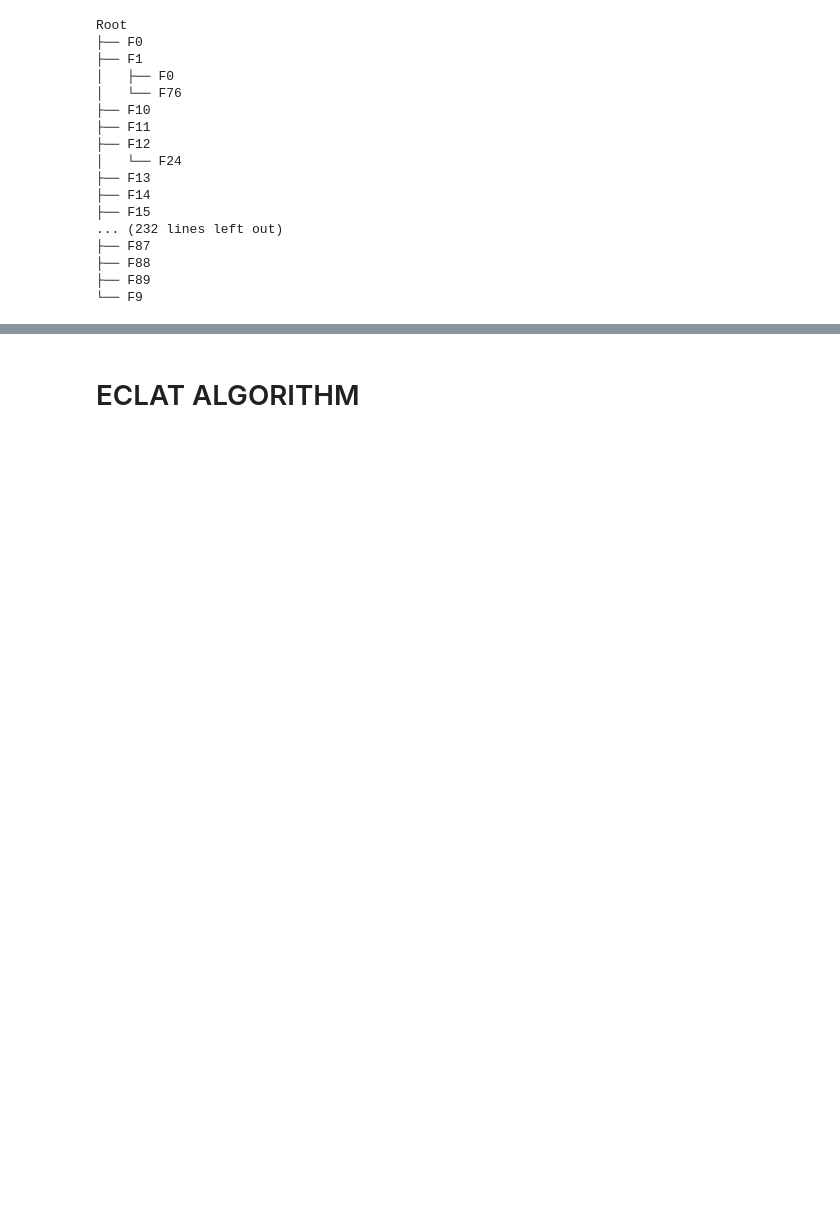
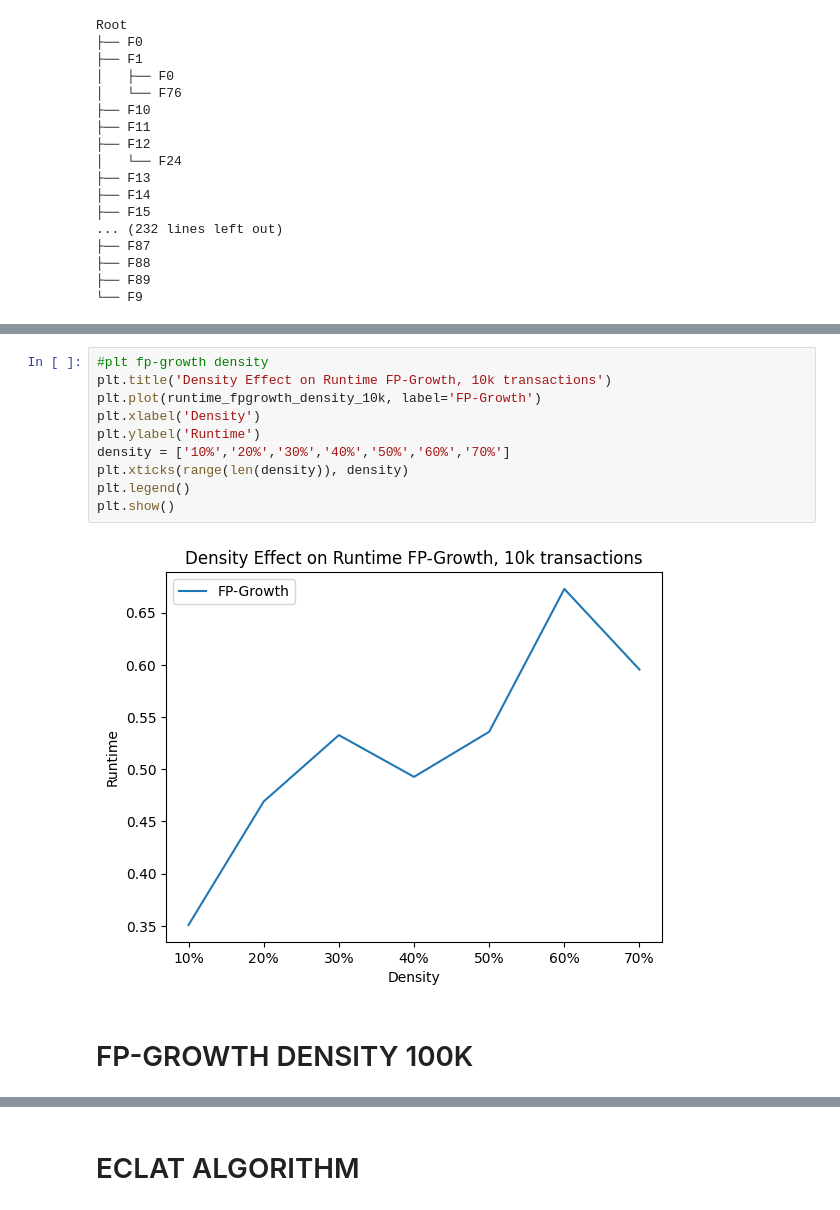
Before and after one commit to NicoloAvesani/Finding-Frequent-Itemsets-, a Jupyter notebook: MINING_PROJECT_APRIORI_ECLAT_FPGROWTH.ipynb, the cells around one changed output, grey strips where cells are left out. Drawn from its saved outputs; the diff is of its cells as text; blank space fills up the shorter version.

```diff
--- a/MINING_PROJECT_APRIORI_ECLAT_FPGROWTH.ipynb
+++ b/MINING_PROJECT_APRIORI_ECLAT_FPGROWTH.ipynb
@@ -1044,0 +1126,14 @@ Root
+# %%
+#plt fp-growth density
+plt.title('Density Effect on Runtime FP-Growth, 10k transactions')
+plt.plot(runtime_fpgrowth_density_10k, label='FP-Growth')
+plt.xlabel('Density')
+plt.ylabel('Runtime')
+density = ['10%','20%','30%','40%','50%','60%','70%']
+plt.xticks(range(len(density)), density)
+plt.legend()
+plt.show()
+# %% [output]
+[figure, added]
+# %% [markdown]
+# FP-GROWTH DENSITY 100K
```
Also changed, not shown: parts of 53 cells of this notebook.
